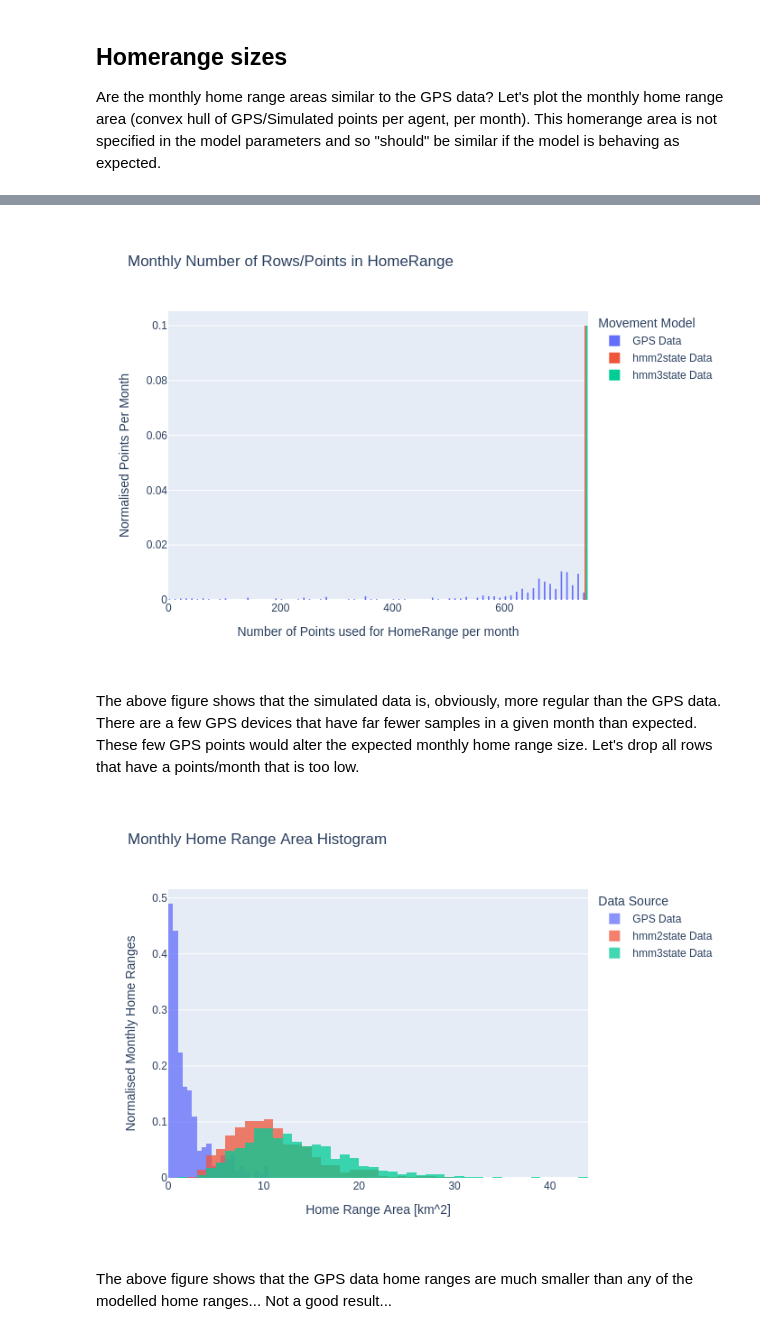
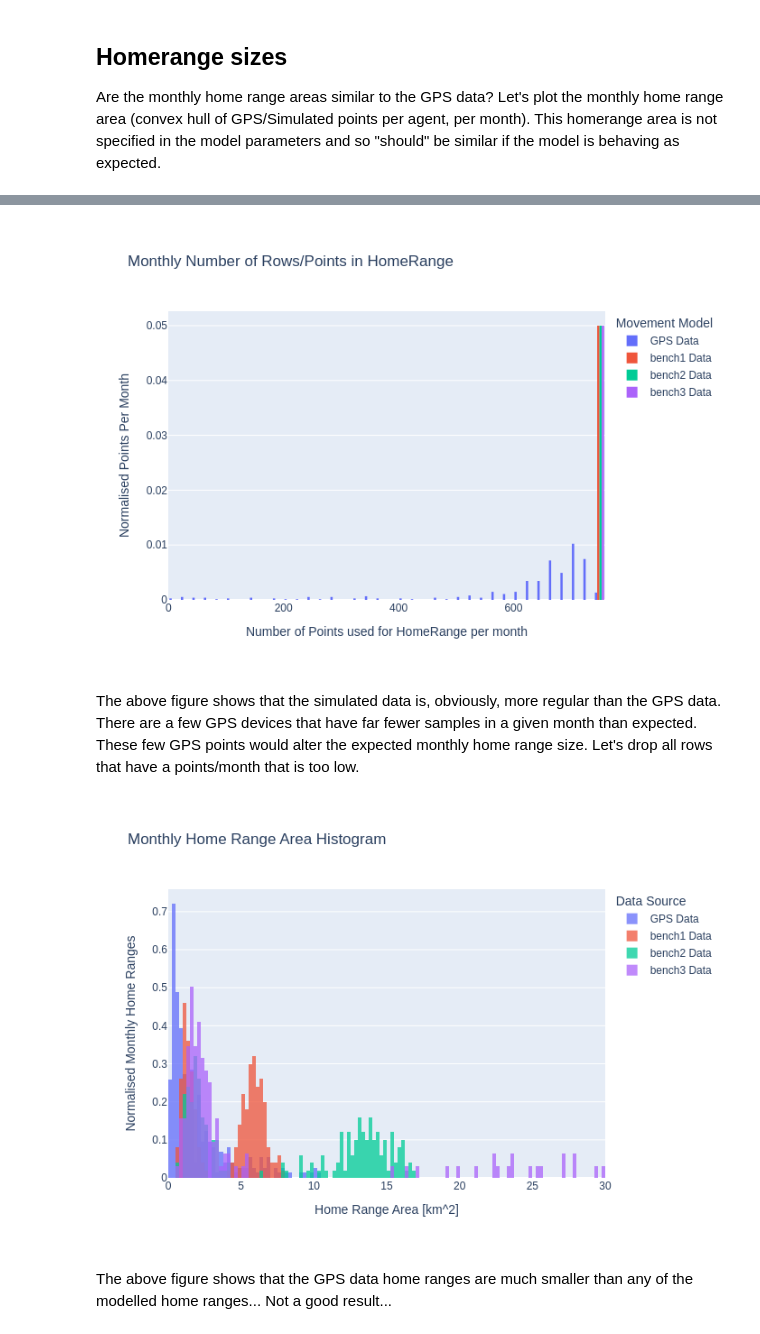
Before and after one commit to GMU-GeoSciences/Repast4pyModels, a Jupyter notebook: Notebooks/04-Post ABM Run.ipynb, the cells around one changed output, grey strips where cells are left out. Drawn from its saved outputs; the diff is of its cells as text; code cells hidden in the pictures.

```diff
--- a/Notebooks/04-Post ABM Run.ipynb
+++ b/Notebooks/04-Post ABM Run.ipynb
@@ -39,22 +40,31 @@ chosen_projection = sim_projection
 # Input
 ##########################
 config_file = '../config/local_deer_config.yaml'
-random_csv = '../output/random_vs_disease.csv'
-hmm2_csv = '../output/hmm2state.csv'
-hmm3_csv = '../output/hmm3state.csv'
-dld_csv = '../output/dld_1.csv'
-# dld_csv = '../output/DLD_vs_disease.csv'
+csv1 = '../output/bench1.csv'
+csv2 = '../output/bench2.csv'
+csv3 = '../output/bench3.csv'
+
+csv4 = '../output/hmm3state_return_home.csv'
+
+csvs = [
+        csv1,
+        csv2,
+        csv3,
+       ]
+
+# csvs = [csv4]
 
 # The GPS file that is being used to check against.
 gps_file = './output-data/filtered_gps.parq'
 
 # Output
 ##########################
-sim_parq = '../output/sim.parq'
-agent_gpkg = '../output/agent.gpkg'
+sim_parq = '../output/sim_3state.parq'
+agent_gpkg = '../output/agent_3state.gpkg'
+centroid_gpkg = '../output/centroid.gpkg'
 
-sim_hr_gpkg = '../output/sim_homeranges.gpkg'
-gps_hr_gpkg = '../output/gps_homeranges.gpkg'
+sim_hr_gpkg = '../output/sim_homerange_3state.gpkg'
+gps_hr_gpkg = '../output/gps_homerange_3state.gpkg'
 # %%
 with open(config_file) as stream:
     try:
@@ -155,7 +160,7 @@ Convert the parquet file into a geopandas dataframe and eventually a geopackage.
 # Convert to GeoDataFrame
 gdf_sim = gpd.GeoDataFrame(
     df_sim,
-    geometry=gpd.points_from_xy(df_sim['x_proj'], df_sim['y_proj'], crs=sim_projection)
+    geometry=gpd.points_from_xy(df_sim['x'], df_sim['y'], crs=sim_projection)
 )
 #Reproject to chosen project projection
 gdf_sim = gdf_sim.to_crs(chosen_projection)
@@ -196,7 +192,7 @@ gdf_sim['time_group'] = gdf_sim['timestamp'].dt.to_period('M')
 gdf_gps['timestamp'] = pd.to_datetime(gdf_gps['timestamp'] )
 gdf_gps['time_group'] = gdf_gps['timestamp'].dt.to_period('M')
 
-sim_homeranges = gdf_sim.dissolve(["ID", "time_group", "filename"]).convex_hull.reset_index().set_geometry(0)
+sim_homeranges = gdf_sim.dissolve(["ID", "time_group", "filename", "Is Male"]).convex_hull.reset_index().set_geometry(0)
 sim_time_counter = gdf_sim.groupby(['ID','time_group', "filename"])['timestamp'].count().reset_index()
 sim_homeranges = pd.merge(
     left=sim_homeranges,
@@ -288,7 +269,7 @@ fig.update_layout(
 )
 fig.show()
 # %% [output]
-[figure, old version]
+[figure, new version]
 # %% [markdown]
 The above figure shows that the simulated data is, obviously, more regular than the GPS data. There are a few GPS devices that have far fewer samples in a given month than expected. These few GPS points would alter the expected monthly home range size. Let's drop all rows that have a points/month that is too low.
 # %%
@@ -308,34 +289,39 @@ for filepath in sim_homeranges['filename'].unique():
     df = sim_homeranges[sim_homeranges['filename'] == filepath]
 
     fig.add_trace(go.Histogram(x=df["area"],
                            histnorm='probability density',
                            name = f'{filepath} Data'))
 fig.update_layout(
     title=dict(
         text="Monthly Home Range Area Histogram"
     ),
     yaxis=dict(
         title=dict(
             text="Normalised Monthly Home Ranges"
         )
     ),
     xaxis=dict(
         title=dict(
             text="Home Range Area [km^2]"
         )
     ),
     legend=dict(
         title=dict(
             text="Data Source"
         )
     ),
 )
 fig.update_layout(barmode='overlay')
 fig.update_traces(opacity=0.75)
 
+fig.update_traces(xbins=dict( # bins used for histogram
+        start=0,
+        end=30,
+        size=0.25
+    ))
 fig.show()
 # %% [output]
-[figure, old version]
+[figure, new version]
 # %% [markdown]
 The above figure shows that the GPS data home ranges are much smaller than any of the modelled home ranges... Not a good result...
 # %%
```
Also changed, not shown: parts of 30 cells of this notebook, 49 other files.
